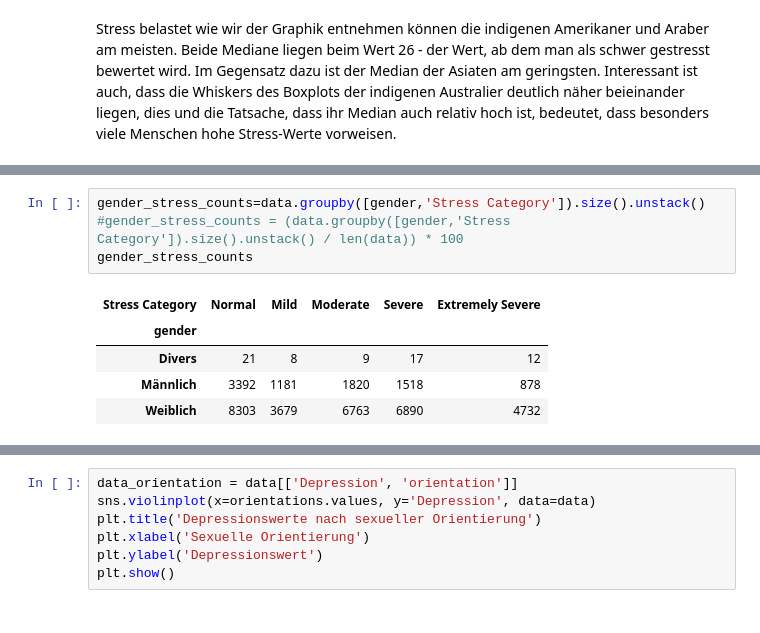
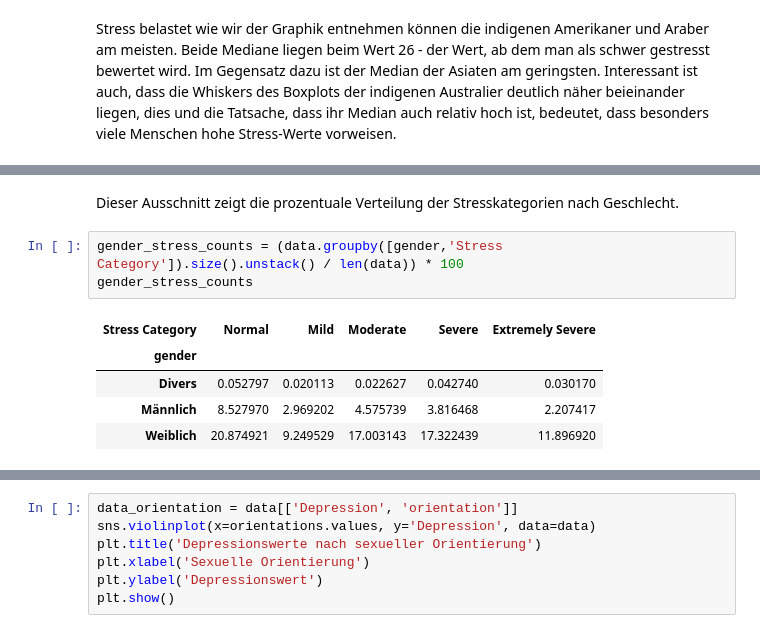
Before and after one commit to wi21b030/Mental-Health, a Jupyter notebook: Mental-Health.ipynb, the cells around one changed output, grey strips where cells are left out. Drawn from its saved outputs; the diff is of its cells as text.

```diff
--- a/Mental-Health.ipynb
+++ b/Mental-Health.ipynb
@@ -763,10 +754,11 @@ gender_depression_counts
+# %% [markdown]
+Dieser Ausschnitt zeigt die prozentuale Verteilung der Stresskategorien nach Geschlecht.
 # %%
-gender_stress_counts=data.groupby([gender,'Stress Category']).size().unstack()
-#gender_stress_counts = (data.groupby([gender,'Stress Category']).size().unstack() / len(data)) * 100
+gender_stress_counts = (data.groupby([gender,'Stress Category']).size().unstack() / len(data)) * 100
 gender_stress_counts
 # %% [output]
 | Stress Category | Normal | Mild | Moderate | Severe | Extremely Severe |
 | gender |  |  |  |  |  |
-| Divers | 21 | 8 | 9 | 17 | 12 |
-| Männlich | 3392 | 1181 | 1820 | 1518 | 878 |
-| Weiblich | 8303 | 3679 | 6763 | 6890 | 4732 |
+| Divers | 0.052797 | 0.020113 | 0.022627 | 0.042740 | 0.030170 |
+| Männlich | 8.527970 | 2.969202 | 4.575739 | 3.816468 | 2.207417 |
+| Weiblich | 20.874921 | 9.249529 | 17.003143 | 17.322439 | 11.896920 |
```
Also changed, not shown: parts of 57 cells of this notebook.
